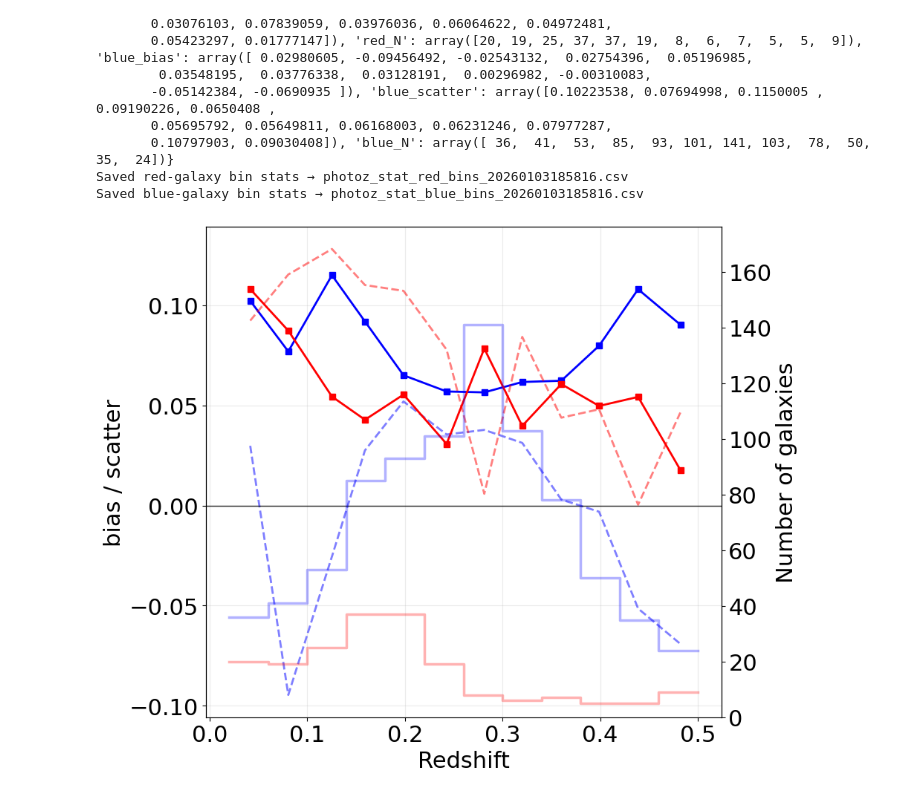
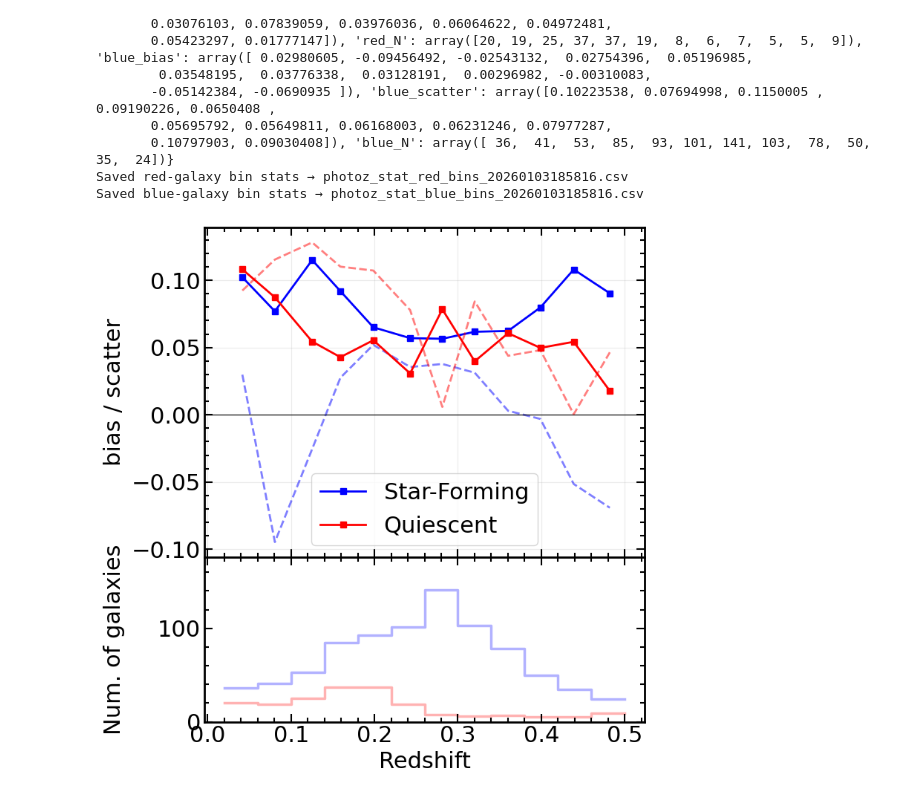
Before and after one commit to astrodeepnet/vae_mpoe, a Jupyter notebook: zstd_typesgals.ipynb, the cells around one changed output. Saved outputs shown, nothing was run; the diff lists cells and outputs as text; code cells hidden in the pictures.

Commit message:
Updated plots, unified color scheme, galaxy hist put into a bottom panel

```diff
--- a/zstd_typesgals.ipynb
+++ b/zstd_typesgals.ipynb
@@ -242,10 +242,18 @@ bin_cen = 0.5*(z_hi + z_lo)
 # ---------------------------------------------------------
 # Plot
 # ---------------------------------------------------------
-fig, ax1 = plt.subplots(figsize=(10, 8))
+fig, (ax1, ax2) = plt.subplots(
+    2, 1,
+    figsize=(8, 8),
+    sharex=True,
+    gridspec_kw={
+        'height_ratios': [2, 1],
+        'hspace': 0
+    }
+)
 
 # ---- background: N (right y-axis) ----
-ax2 = ax1.twinx()
+#ax2 = ax1.twinx()
 
 x_step = np.ravel(np.column_stack([z_lo, z_hi]))
 y_step = np.ravel(np.column_stack([N,    N]))
@@ -261,11 +269,12 @@ ax2.step(
     zorder=-32
 )
 
+
 ax2.set_ylim(0, max(N) * 1.25)
 
 # ---- main curves: bias + scatter ----
-ax1.plot(z_mean, bias, linestyle="--", alpha=0.5, linewidth=2, label="bias", color='blue')
-ax1.plot(z_mean, scatter, marker="s", linestyle="-", linewidth=2, label="scatter", color='blue')
+ax1.plot(z_mean, bias, linestyle="--", alpha=0.5, linewidth=2, label="_nolabel_", color='blue')
+ax1.plot(z_mean, scatter, marker="s", linestyle="-", linewidth=2, label="Star-Forming", color='blue')
 
 ax1.axhline(0, color="black", linewidth=1, alpha=0.5)
 
@@ -293,36 +302,53 @@ bin_cen = 0.5*(z_hi + z_lo)
 
 # ---- background: N (right y-axis) ----
 x_step = np.ravel(np.column_stack([z_lo, z_hi]))
 y_step = np.ravel(np.column_stack([N,    N]))
 
 ax2.step(
     x_step,
     y_step,
     where="post",
     color="red",
     alpha=0.3,
     linewidth=2.5,
     label="N galaxies",
     zorder=-32
 )
 
-ax2.set_ylabel("Number of galaxies")
+ax2.set_ylabel("Num. of galaxies")
 
 # ---- main curves: bias + scatter ----
-ax1.plot(z_mean, bias, linestyle="--", alpha=0.5, linewidth=2, label="bias", color='red')
-ax1.plot(z_mean, scatter, marker="s", linestyle="-", linewidth=2, label="scatter", color='red')
+ax1.plot(z_mean, bias, linestyle="--", alpha=0.5, linewidth=2, label="_nolabel_", color='red')
+ax1.plot(z_mean, scatter, marker="s", linestyle="-", linewidth=2, label="Quiescent", color='red')
 
-ax1.set_xlabel("Redshift")
+ax2.set_xlabel("Redshift")
 ax1.set_ylabel("bias / scatter")
 ax1.axhline(0, color="black", linewidth=1, alpha=0.5)
 
+ax1.yaxis.set_label_coords(-0.18, 0.5)
+ax2.yaxis.set_label_coords(-0.18, 0.5)
+
 # ---- improve look ----
 ax1.grid(alpha=0.25)
-#ax1.legend(loc="upper left")
+ax1.legend()
 #ax2.legend(loc="upper right")
+
+ax1.minorticks_on()
+ax1.tick_params(which='both', direction='in', top=True, right=True)
+ax1.tick_params(which='major', length=8, width=1.5)
+ax1.tick_params(which='minor', length=4, width=1.5)
+for spine in ax1.spines.values():
+    spine.set_linewidth(2)
+
+ax2.minorticks_on()
+ax2.tick_params(which='both', direction='in', top=True, right=True)
+ax2.tick_params(which='major', length=8, width=1.5)
+ax2.tick_params(which='minor', length=4, width=1.5)
+for spine in ax2.spines.values():
+    spine.set_linewidth(2)
 
 plt.tight_layout()
 plt.savefig(f'dz_red_blue_{suffix}.pdf')
 plt.show()
 # %% [output]
-[figure, old version]
+[figure, new version]
```
Also changed, not shown: 3 other files.
